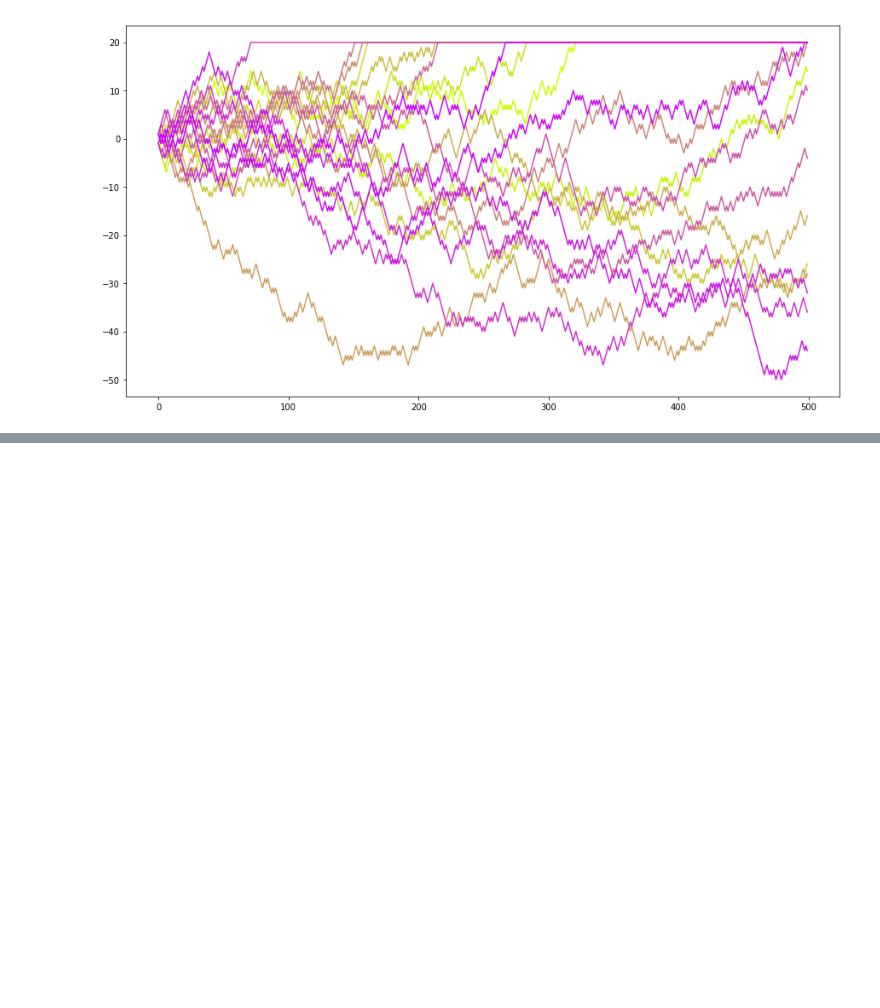
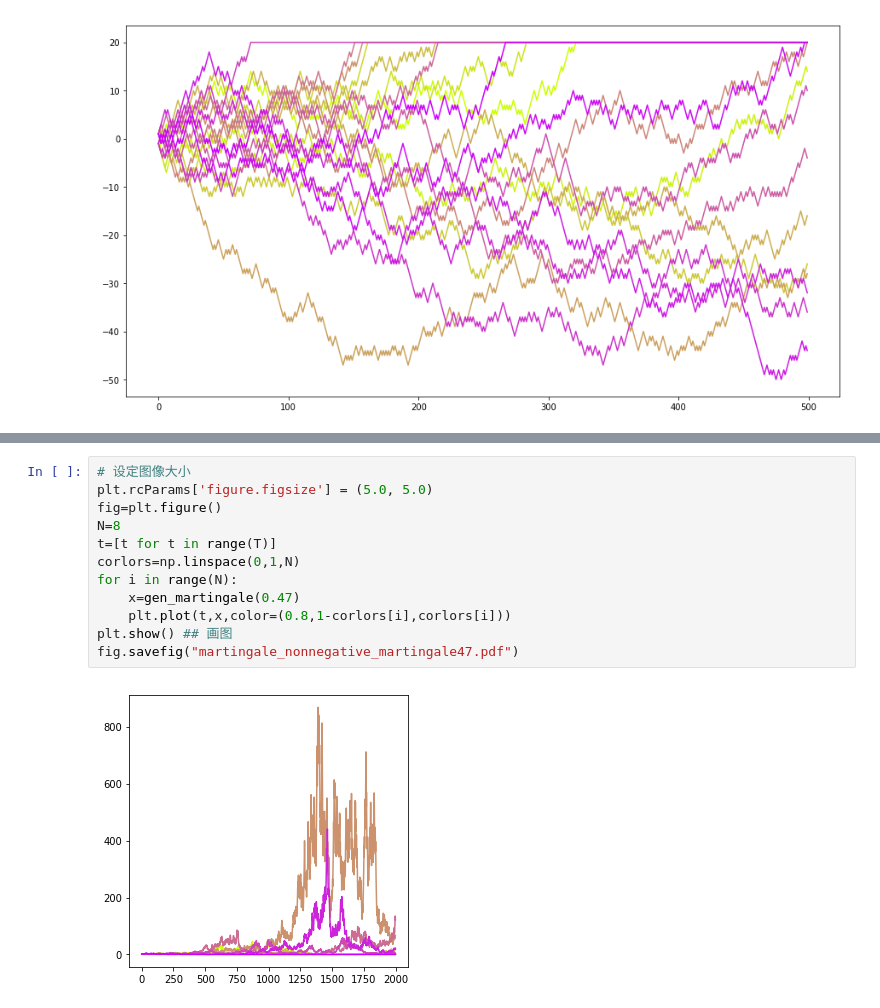
Before and after one commit to sijichun/MathStatsCode, a Jupyter notebook: notebook_python/Martingale.ipynb, the cells around one changed output, grey strips where cells are left out. Saved outputs shown, nothing was run; the diff lists cells and outputs as text; blank space fills up the shorter version.

```diff
--- a/notebook_python/Martingale.ipynb
+++ b/notebook_python/Martingale.ipynb
@@ -217,0 +232,14 @@ plt.show() ## 画图
+# %%
+# 设定图像大小
+plt.rcParams['figure.figsize'] = (5.0, 5.0)
+fig=plt.figure()
+N=8
+t=[t for t in range(T)]
+corlors=np.linspace(0,1,N)
+for i in range(N):
+    x=gen_martingale(0.47)
+    plt.plot(t,x,color=(0.8,1-corlors[i],corlors[i]))
+plt.show() ## 画图
+fig.savefig("martingale_nonnegative_martingale47.pdf")
+# %% [output]
+[figure, added]
```
Also changed, not shown: parts of 5 cells of this notebook.
